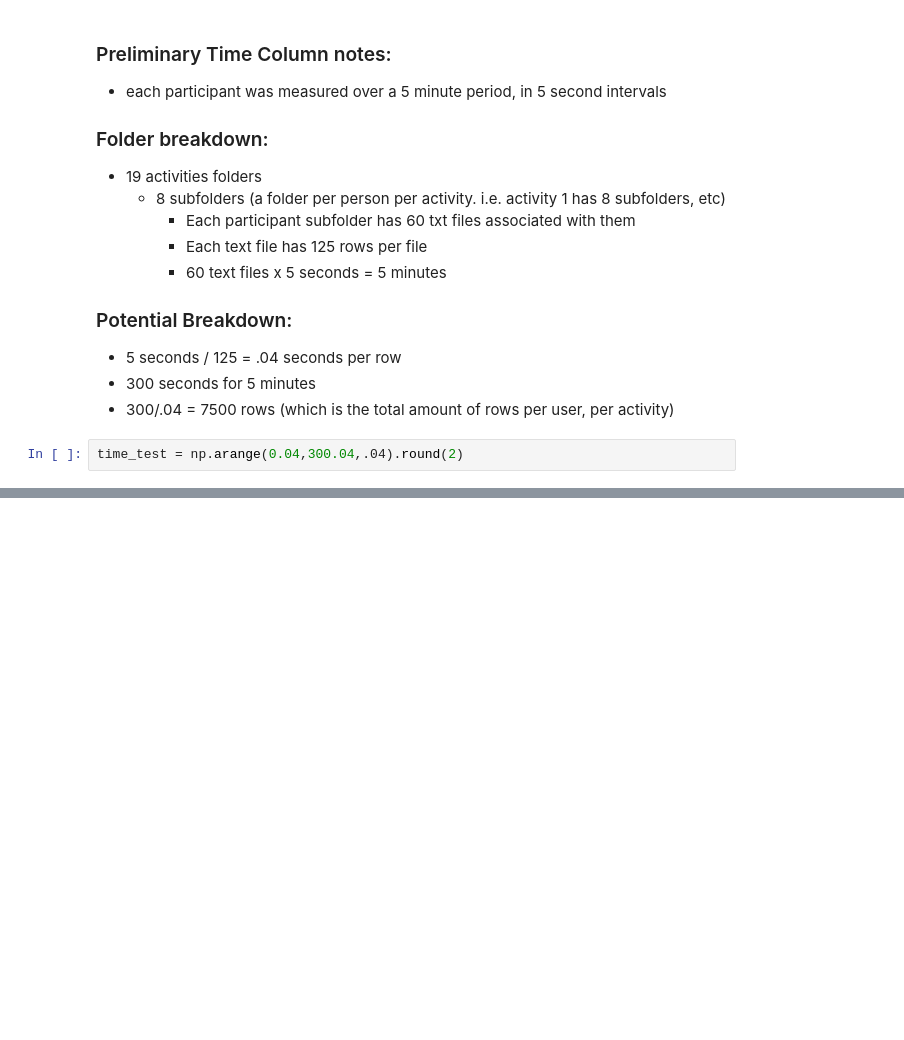
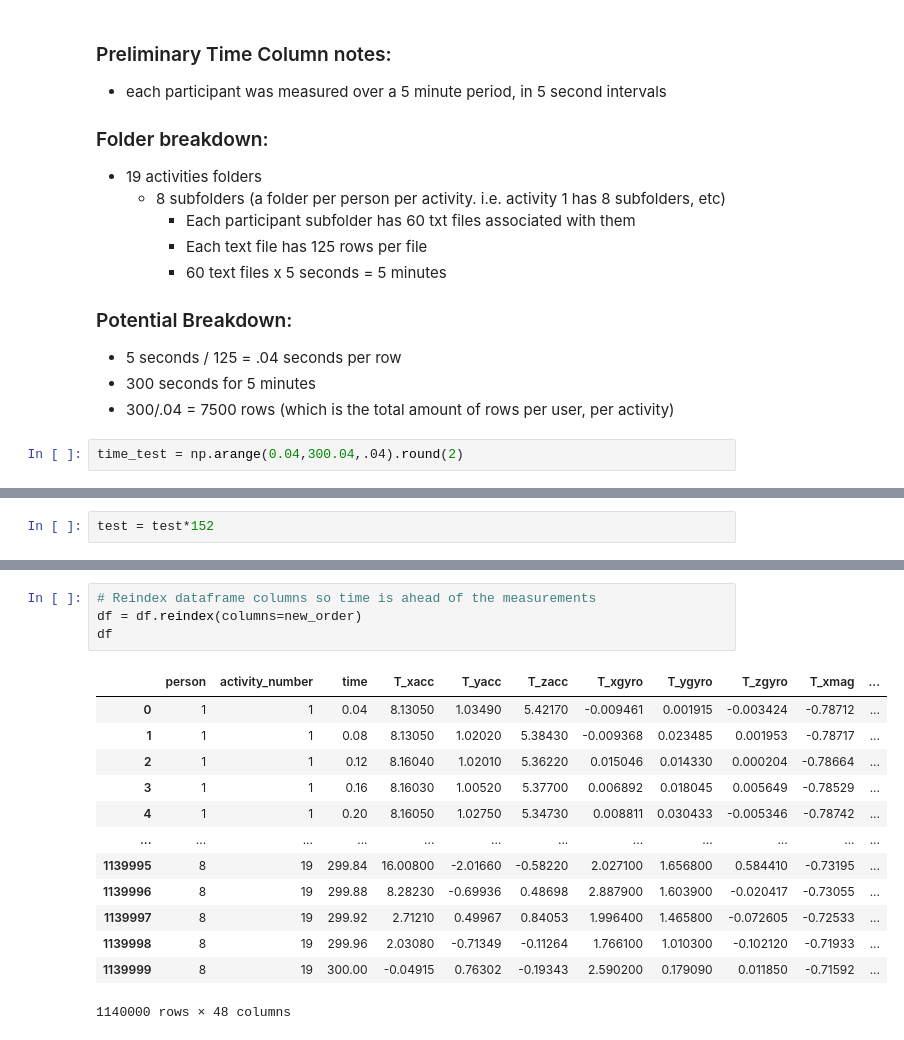
Before and after one commit to egitit/Predicitng_Activities_from_Motion_Data, a Jupyter notebook: data_journey/adding_time_column.ipynb, the cells around one changed output, grey strips where cells are left out. Drawn from its saved outputs; the diff is of its cells as text; blank space fills up the shorter version.

```diff
--- a/data_journey/adding_time_column.ipynb
+++ b/data_journey/adding_time_column.ipynb
@@ -73,0 +56,2 @@ lst = []
+# %%
+test = test*152
@@ -73,0 +95,18 @@ lst = []
+# %%
+# Reindex dataframe columns so time is ahead of the measurements
+df = df.reindex(columns=new_order)
+df
+# %% [output]
+|  | person | activity_number | time | T_xacc | T_yacc | T_zacc | T_xgyro | T_ygyro | T_zgyro | T_xmag | ... |
+| 0 | 1 | 1 | 0.04 | 8.13050 | 1.03490 | 5.42170 | -0.009461 | 0.001915 | -0.003424 | -0.78712 | ... |
+| 1 | 1 | 1 | 0.08 | 8.13050 | 1.02020 | 5.38430 | -0.009368 | 0.023485 | 0.001953 | -0.78717 | ... |
+| 2 | 1 | 1 | 0.12 | 8.16040 | 1.02010 | 5.36220 | 0.015046 | 0.014330 | 0.000204 | -0.78664 | ... |
+| 3 | 1 | 1 | 0.16 | 8.16030 | 1.00520 | 5.37700 | 0.006892 | 0.018045 | 0.005649 | -0.78529 | ... |
+| 4 | 1 | 1 | 0.20 | 8.16050 | 1.02750 | 5.34730 | 0.008811 | 0.030433 | -0.005346 | -0.78742 | ... |
+| ... | ... | ... | ... | ... | ... | ... | ... | ... | ... | ... | ... |
+| 1139995 | 8 | 19 | 299.84 | 16.00800 | -2.01660 | -0.58220 | 2.027100 | 1.656800 | 0.584410 | -0.73195 | ... |
+| 1139996 | 8 | 19 | 299.88 | 8.28230 | -0.69936 | 0.48698 | 2.887900 | 1.603900 | -0.020417 | -0.73055 | ... |
+| 1139997 | 8 | 19 | 299.92 | 2.71210 | 0.49967 | 0.84053 | 1.996400 | 1.465800 | -0.072605 | -0.72533 | ... |
+| 1139998 | 8 | 19 | 299.96 | 2.03080 | -0.71349 | -0.11264 | 1.766100 | 1.010300 | -0.102120 | -0.71933 | ... |
+| 1139999 | 8 | 19 | 300.00 | -0.04915 | 0.76302 | -0.19343 | 2.590200 | 0.179090 | 0.011850 | -0.71592 | ... |
+1140000 rows × 48 columns
```
Also changed, not shown: parts of 14 cells of this notebook.
